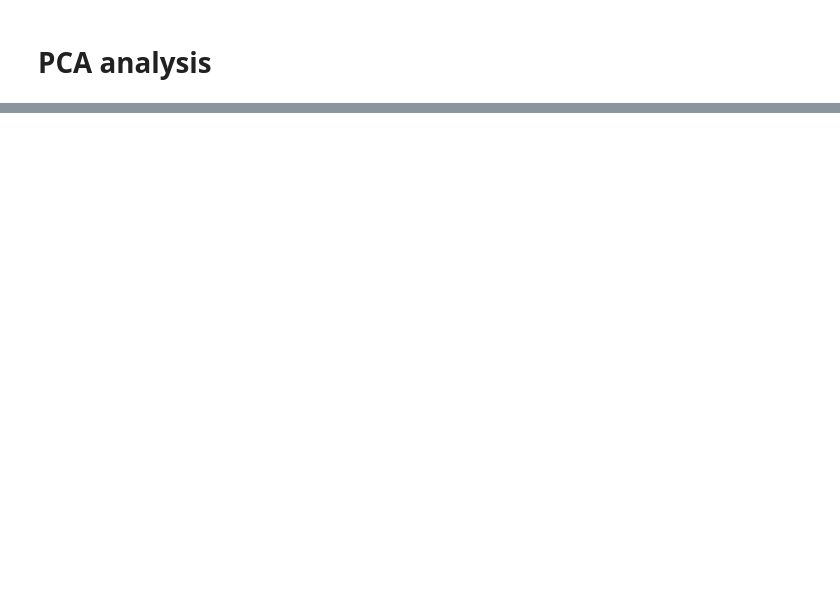
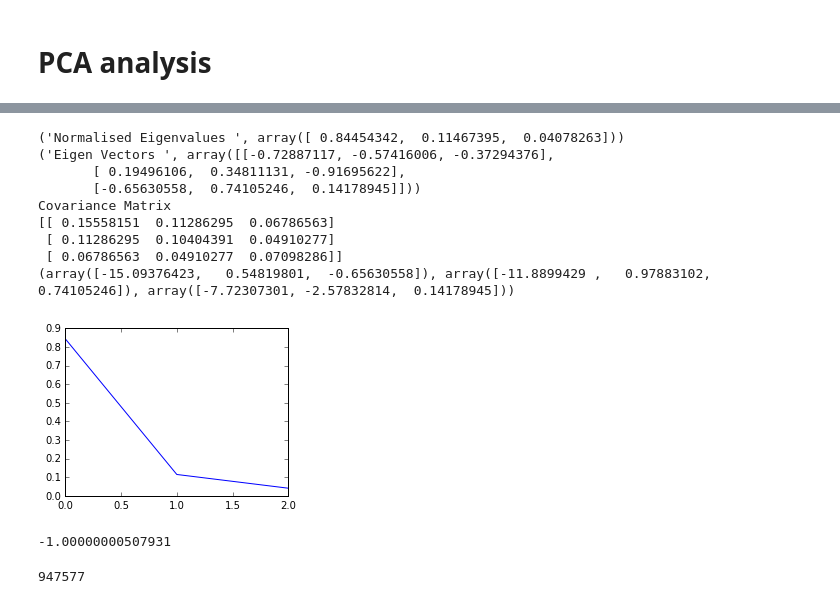
Before and after one commit to zhang01GA/geodanalytics, a Jupyter notebook: notebooks/machine_Learn_water_data.ipynb, the cells around one changed output, grey strips where cells are left out. Cells and saved outputs as stored; diff of their text form; code cells hidden in the pictures; blank space fills up the shorter version.

```diff
--- a/notebooks/machine_Learn_water_data.ipynb
+++ b/notebooks/machine_Learn_water_data.ipynb
@@ -72,8 +135,8 @@ bin(16383)
 # %% [markdown]
 # Separate the Water and NonWater data
 # %%
-dfwater=pdf[pdf['Class2'] =='Water']
-dfnowater= pdf[pdf['Class2'] !='Water']
+dfwater=pdf[pdf['myclass'] ==128]
+dfnowater= pdf[pdf['myclass'] == 0]
 # %%
 dfwater.shape
 # %% [output]
@@ -105,0 +165,5 @@ print (clm_list[10],clm_list[12], clm_list[7])
+# %%
+# select 3 most important feature attributes as predictive columns
+# Note that the order of these variables does not matter. The same decision tree will be arrived
+pred_cols= [ clm_list[10],clm_list[12], clm_list[6], clm_list[7]]
+print(pred_cols)
@@ -432,3 +558,6 @@ print (X.shape)
+# %%
+Xw = dfwater[pred_cols].values
+Xn = dfnowater[pred_cols].values
 # %%
 # See wofs/Zlocaltest/water_pixels_classification_1.ipynb
 
@@ -441,35 +570,58 @@ import numpy as np
 import matplotlib.pyplot as plt
 from scipy import stats
 
 fig = plt.figure(1, figsize=(4, 3))
-plt.clf()
+plt.clf()  # Clear the current figure.
 
 
 pca = PCA(n_components=3)
-pca.fit(X)
+
+# plugin the sample variables, X to see what are their characteristics
+pca.fit(Xw)
+
 pca_score = pca.explained_variance_ratio_   #Eigenvalues (normalized)
 V = pca.components_   #Eigenvectors
 
-print (pca_score)
+print ('Normalised Eigenvalues ', pca_score)
 
-print (V)
+print ('Eigen Vectors ', V)
 
+print('Covariance Matrix')
 print(pca.get_covariance()) #Covariance Matrix
-# x_pca_axis, y_pca_axis, z_pca_axis = V.T * pca_score / pca_score.min()
+
+x_pca_axis, y_pca_axis, z_pca_axis = V.T * pca_score / pca_score.min()
+
+print (x_pca_axis, y_pca_axis, z_pca_axis )
 
 # x_pca_axis, y_pca_axis, z_pca_axis = 3 * V.T
 # x_pca_plane = np.r_[x_pca_axis[:2], - x_pca_axis[1::-1]]
 # y_pca_plane = np.r_[y_pca_axis[:2], - y_pca_axis[1::-1]]
 # z_pca_plane = np.r_[z_pca_axis[:2], - z_pca_axis[1::-1]]
 # x_pca_plane.shape = (2, 2)
 # y_pca_plane.shape = (2, 2)
 # z_pca_plane.shape = (2, 2)
 
 # ax.plot_surface(x_pca_plane, y_pca_plane, z_pca_plane)
 # ax.w_xaxis.set_ticklabels([])
 # ax.w_yaxis.set_ticklabels([])
 # ax.w_zaxis.set_ticklabels([])
 
 plt.plot(pca_score, )
 
 plt.show()
+# %% [output]
+('Normalised Eigenvalues ', array([ 0.84454342,  0.11467395,  0.04078263]))
+('Eigen Vectors ', array([[-0.72887117, -0.57416006, -0.37294376],
+       [ 0.19496106,  0.34811131, -0.91695622],
+       [-0.65630558,  0.74105246,  0.14178945]]))
+Covariance Matrix
+[[ 0.15558151  0.11286295  0.06786563]
+ [ 0.11286295  0.10404391  0.04910277]
+ [ 0.06786563  0.04910277  0.07098286]]
+(array([-15.09376423,   0.54819801,  -0.65630558]), array([-11.8899429 ,   0.97883102,   0.74105246]), array([-7.72307301, -2.57832814,  0.14178945]))
+[figure, added]
+# %%
+# Check normalisation:
+-0.72887117*0.72887117  -0.57416006*0.57416006 -0.37294376*0.37294376
+# %% [output]
+-1.00000000507931
@@ -475,0 +633,4 @@ plt.show()
+# %%
+Xwt1.size
+# %% [output]
+947577
```
Also changed, not shown: parts of 62 cells of this notebook, 2 other files.
